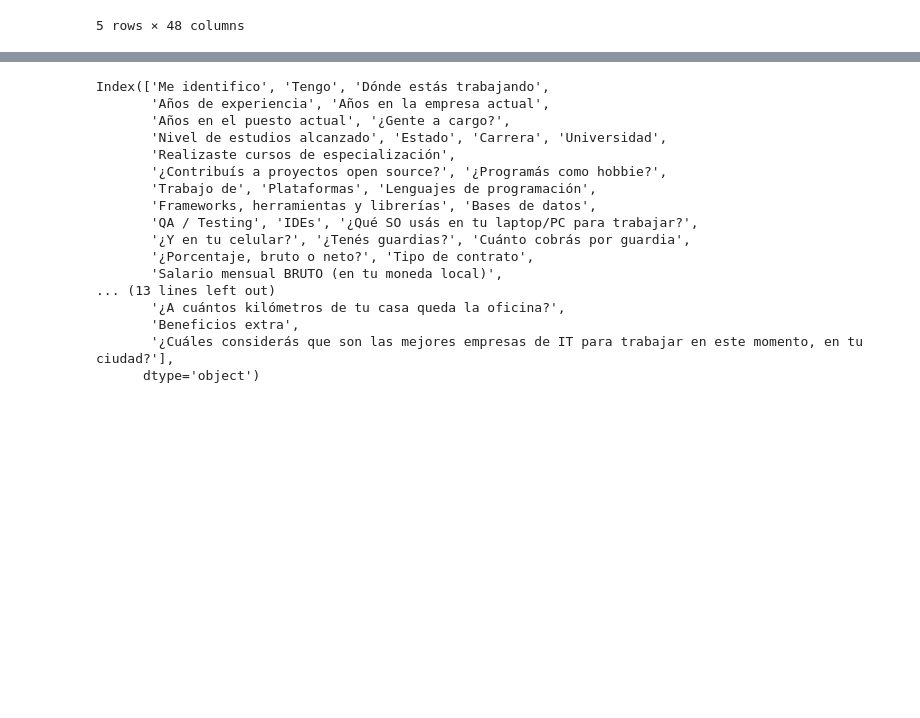
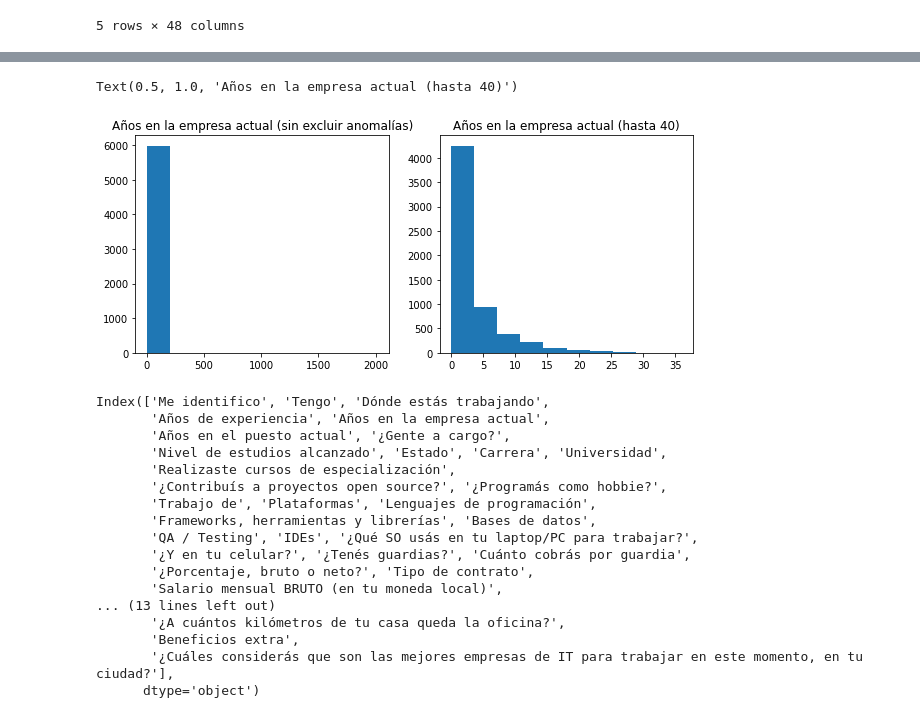
Before and after one commit to seppo0010/sysarmy-sueldos-2020.1, a Jupyter notebook: notebook/Predicción de sueldo.ipynb, the cells around one changed output, grey strips where cells are left out. Cells and saved outputs as stored; diff of their text form; code cells hidden in the pictures; blank space fills up the shorter version.

```diff
--- a/notebook/Predicción de sueldo.ipynb
+++ b/notebook/Predicción de sueldo.ipynb
@@ -40,3 +61,15 @@ df.head()
+# %%
+f, _= plt.subplots(1, 2, figsize=(10, 4))
+ax = plt.subplot(1, 2, 1)
+ax.hist(df['Años en la empresa actual'])
+ax.set_title('Años en la empresa actual (sin excluir anomalías)')
+
+ax = plt.subplot(1, 2, 2)
+ax.hist(df[df['Años en la empresa actual'] < 40]['Años en la empresa actual'])
+ax.set_title('Años en la empresa actual (hasta 40)')
+# %% [output]
+Text(0.5, 1.0, 'Años en la empresa actual (hasta 40)')
+[figure, added]
 # %%
 df.T.index
 # %% [output]
```
Also changed, not shown: parts of 1 cell of this notebook.
